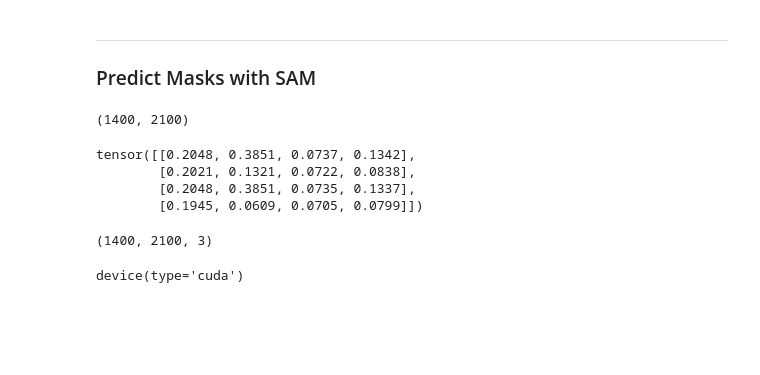
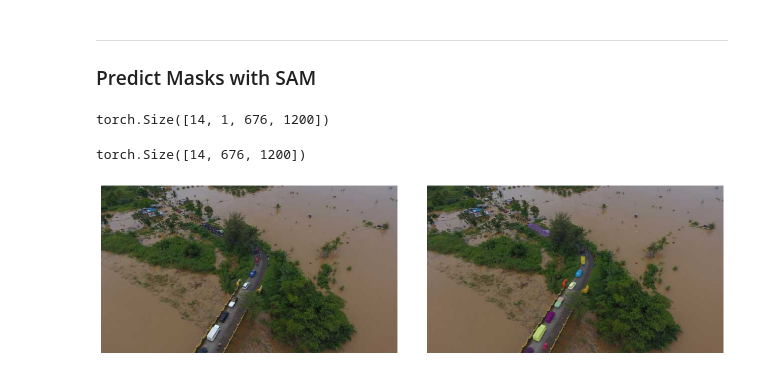
Before and after one commit to tkra90/this-is-cvision, a Jupyter notebook: notebooks/03-sam-plus-grounding-dino.ipynb, the cells around one changed output. Saved outputs shown, nothing was run; the diff lists cells and outputs as text; code cells hidden in the pictures; blank space fills up the shorter version.

```diff
--- a/notebooks/03-sam-plus-grounding-dino.ipynb
+++ b/notebooks/03-sam-plus-grounding-dino.ipynb
@@ -104,13 +113,3 @@ plt.imshow(annotated_frame);
 ### Predict Masks with SAM
 # %%
 H,W,_ = image_source.shape
-H,W
-# %% [output]
-(1400, 2100)
-# %%
-boxes
-# %% [output]
-tensor([[0.2048, 0.3851, 0.0737, 0.1342],
-        [0.2021, 0.1321, 0.0722, 0.0838],
-        [0.2048, 0.3851, 0.0735, 0.1337],
-        [0.1945, 0.0609, 0.0705, 0.0799]])
@@ -117,8 +118,47 @@ tensor([[0.2048, 0.3851, 0.0737, 0.1342],
+# %%
+# Apply NMS
+threshold = 0.45
+keep_indices = nms(bbx, scores=logits, iou_threshold=threshold)
+
+# Filter the bounding boxes based on the indices returned by NMS
+filtered_bboxes = bbx[keep_indices]
+# %%
+transformed_boxes = predictor.transform.apply_boxes_torch(filtered_bboxes, image_source.shape[:2])
+# %%
+predictor.set_image(image_source)
+masks, _, _ = predictor.predict_torch(
+    point_coords=None,
+    point_labels=None,
+    boxes= transformed_boxes.to(device), #transformed_boxes.numpy(),
+    multimask_output=False,
+)
 # %%
-image_source.shape
+masks.shape
 # %% [output]
-(1400, 2100, 3)
+torch.Size([14, 1, 676, 1200])
-# %%
-device
-# %% [output]
-device(type='cuda')
+# %%
+msk = masks.squeeze(1).cpu()
+msk.shape
+# %% [output]
+torch.Size([14, 676, 1200])
+# %%
+# Plot the original image and the mask
+fig, axs = plt.subplots(1, 2, figsize=(16, 16))
+plt.subplots_adjust(wspace=0.1,hspace=0.1)
+
+axs[0].imshow(image_source)
+axs[0].axis('off')
+axs[1].imshow(image_source)
+axs[1].axis('off')
+ax = plt.gca()
+ax.set_autoscale_on(False)
+
+for m in msk:
+#     import pdb; pdb.set_trace()
+    img = np.ones((m.shape[0], m.shape[1], 3))
+    color_mask = np.random.random((1, 3)).tolist()[0]
+    for i in range(3):
+        img[:,:,i] = color_mask[i]
+    axs[1].imshow(np.dstack((img, m*0.5)))
+# %% [output]
+[figure, added]
```
Also changed, not shown: parts of 7 cells of this notebook, 1 other file.
